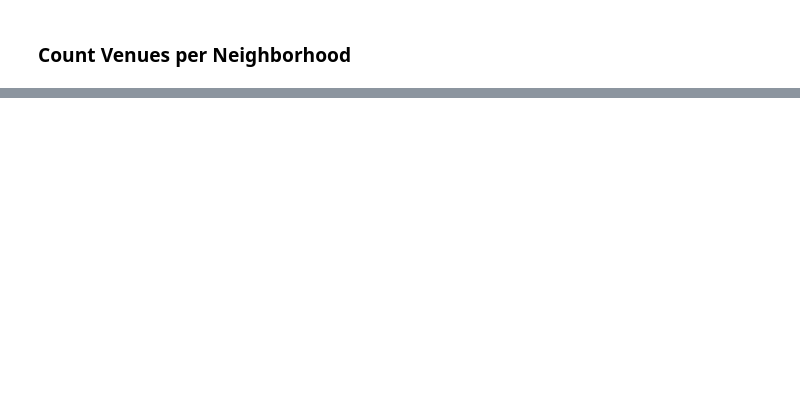
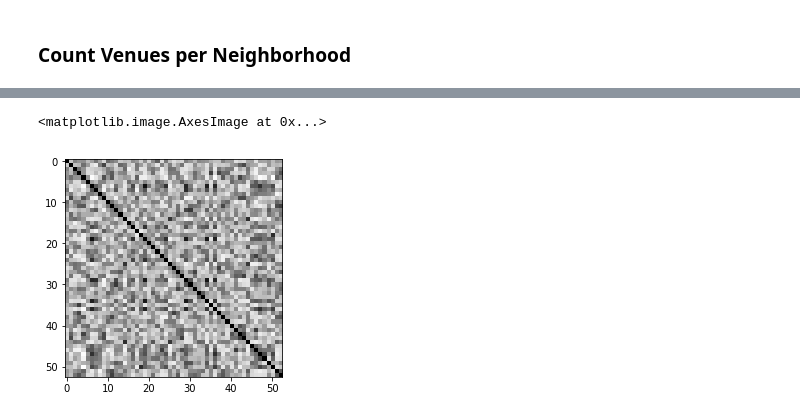
Before and after one commit to BardiyaB/Coursera_Capstone, a Jupyter notebook: capstone_project-week4.ipynb, the cells around one changed output, grey strips where cells are left out. Saved outputs shown, nothing was run; the diff lists cells and outputs as text; code cells hidden in the pictures; blank space fills up the shorter version.

```diff
--- a/capstone_project-week4.ipynb
+++ b/capstone_project-week4.ipynb
@@ -499,0 +262,5 @@ toronto_merged.loc[toronto_merged['Cluster Labels'] == i, toronto_merged.columns
+# %%
+plt.imshow(venue_corr,cmap='Greys',interpolation='nearest')
+# %% [output]
+<matplotlib.image.AxesImage at 0x...>
+[figure, added]
```
Also changed, not shown: parts of 98 cells of this notebook, 1 other file.
